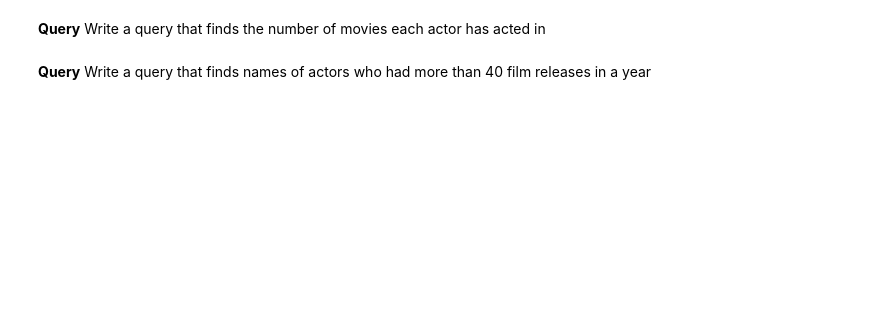
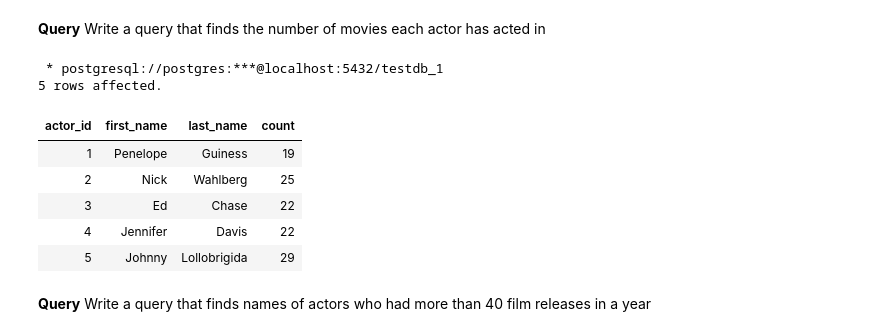
Before and after one commit to sarthak-panda/Sem6, a Jupyter notebook: COL362/InClassTutorials/SQL-01.ipynb, the cells around one changed output. Cells and saved outputs as stored; diff of their text form; code cells hidden in the pictures; blank space fills up the shorter version.

```diff
--- a/COL362/InClassTutorials/SQL-01.ipynb
+++ b/COL362/InClassTutorials/SQL-01.ipynb
@@ -328,4 +401,18 @@ and a1.first_name = a2.first_name and a1.last_name = a2.last_name
 # %% [markdown]
 **Query** Write a query that finds the number of movies each actor has acted in
+# %%
+%%sql select actor.actor_id, actor.first_name, actor.last_name, count(*)--you could also use count(film.film_id) for the same result
+from (actor join film_actor on actor.actor_id = film_actor.actor_id) join film on film_actor.film_id = film.film_id
+group by actor.actor_id
+limit 5;
+# %% [output]
+ * postgresql://postgres:***@localhost:5432/testdb_1
+5 rows affected.
+| actor_id | first_name | last_name | count |
+| 1 | Penelope | Guiness | 19 |
+| 2 | Nick | Wahlberg | 25 |
+| 3 | Ed | Chase | 22 |
+| 4 | Jennifer | Davis | 22 |
+| 5 | Johnny | Lollobrigida | 29 |
 # %% [markdown]
 **Query** Write a query that finds names of actors who had more than 40 film releases in a year
```
Also changed, not shown: parts of 6 cells of this notebook, 2 other files.
